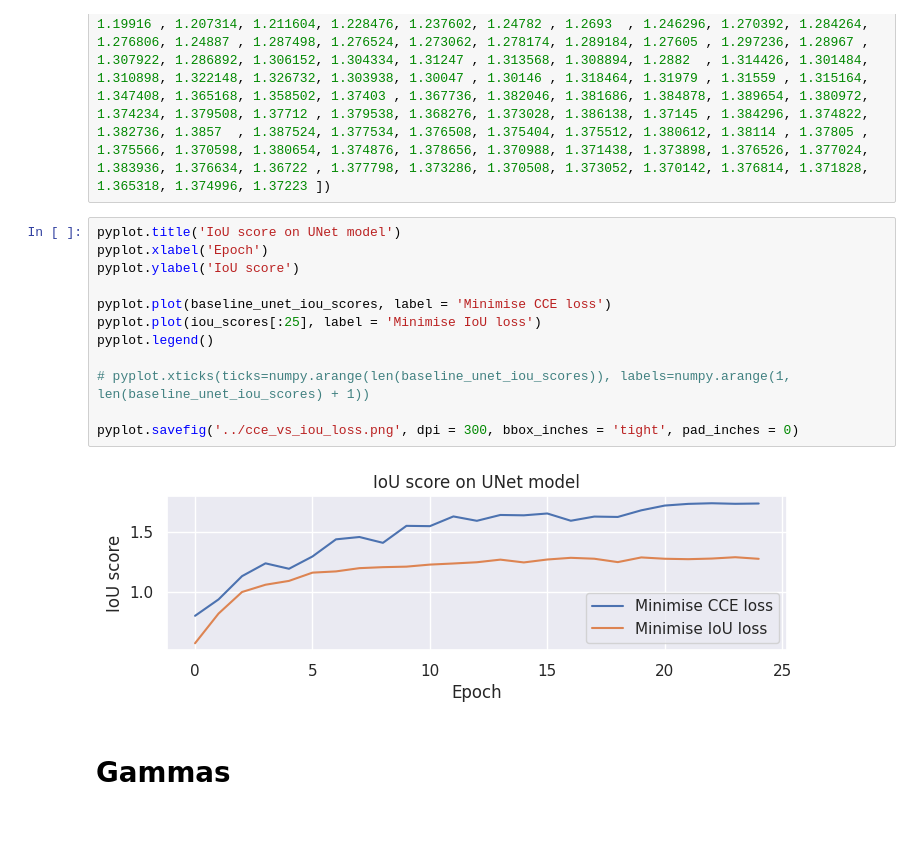
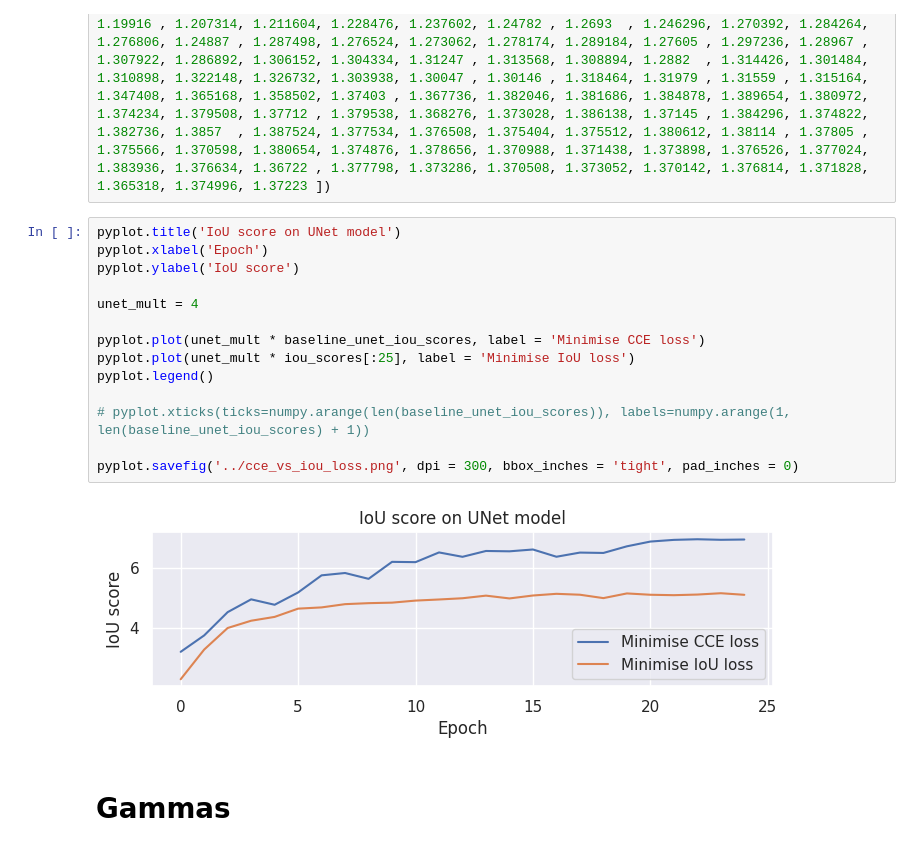
Before and after one commit to vitsiozo/INM705-Cityscapes, a Jupyter notebook: Report/datas/Plots.ipynb, the cells around one changed output. Cells and saved outputs as stored; diff of their text form.

```diff
--- a/Report/datas/Plots.ipynb
+++ b/Report/datas/Plots.ipynb
@@ -25,17 +25,19 @@ iou_scores = numpy.array([0.580644, 0.825078, 1.002738, 1.062624, 1.094208, 1.16
 # %%
 pyplot.title('IoU score on UNet model')
 pyplot.xlabel('Epoch')
 pyplot.ylabel('IoU score')
 
-pyplot.plot(baseline_unet_iou_scores, label = 'Minimise CCE loss')
-pyplot.plot(iou_scores[:25], label = 'Minimise IoU loss')
+unet_mult = 4
+
+pyplot.plot(unet_mult * baseline_unet_iou_scores, label = 'Minimise CCE loss')
+pyplot.plot(unet_mult * iou_scores[:25], label = 'Minimise IoU loss')
 pyplot.legend()
 
 # pyplot.xticks(ticks=numpy.arange(len(baseline_unet_iou_scores)), labels=numpy.arange(1, len(baseline_unet_iou_scores) + 1))
 
 pyplot.savefig('../cce_vs_iou_loss.png', dpi = 300, bbox_inches = 'tight', pad_inches = 0)
 # %% [output]
-[figure, old version]
+[figure, new version]
 # %% [markdown]
 # Gammas
 # %%
```
Also changed, not shown: parts of 4 cells of this notebook, 6 other files.
